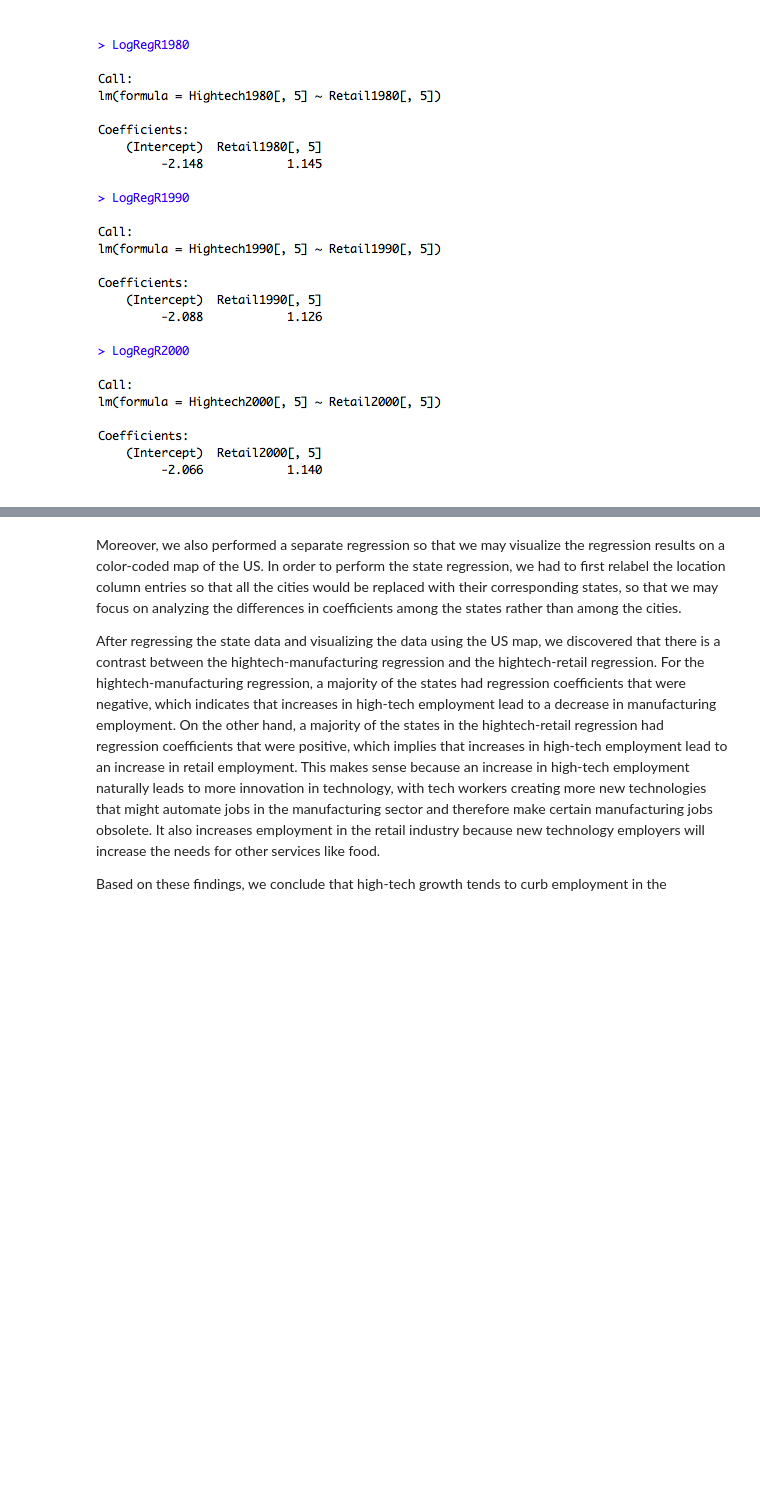
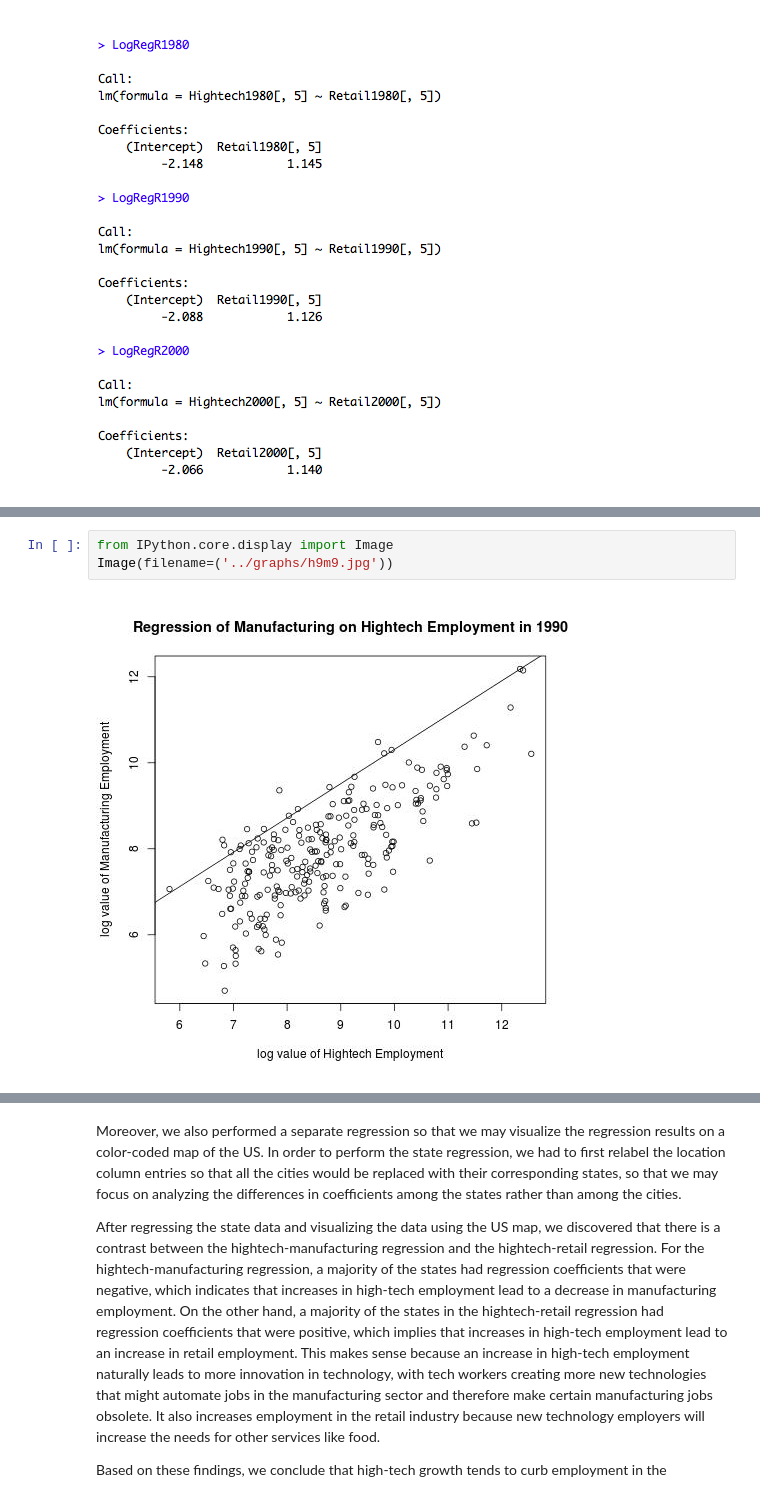
Before and after one commit to cynthiawu/data-analysis-template, a Jupyter notebook: notebooks/NB4_project_report.ipynb, the cells around one changed output, grey strips where cells are left out. Saved outputs shown, nothing was run; the diff lists cells and outputs as text; blank space fills up the shorter version.

```diff
--- a/notebooks/NB4_project_report.ipynb
+++ b/notebooks/NB4_project_report.ipynb
@@ -47,0 +53,5 @@ Image(filename=('../graphs/LogRegR_summ.png'))
+# %%
+from IPython.core.display import Image
+Image(filename=('../graphs/h9m9.jpg'))
+# %% [output]
+[figure, added]
```
Also changed, not shown: parts of 5 cells of this notebook.
